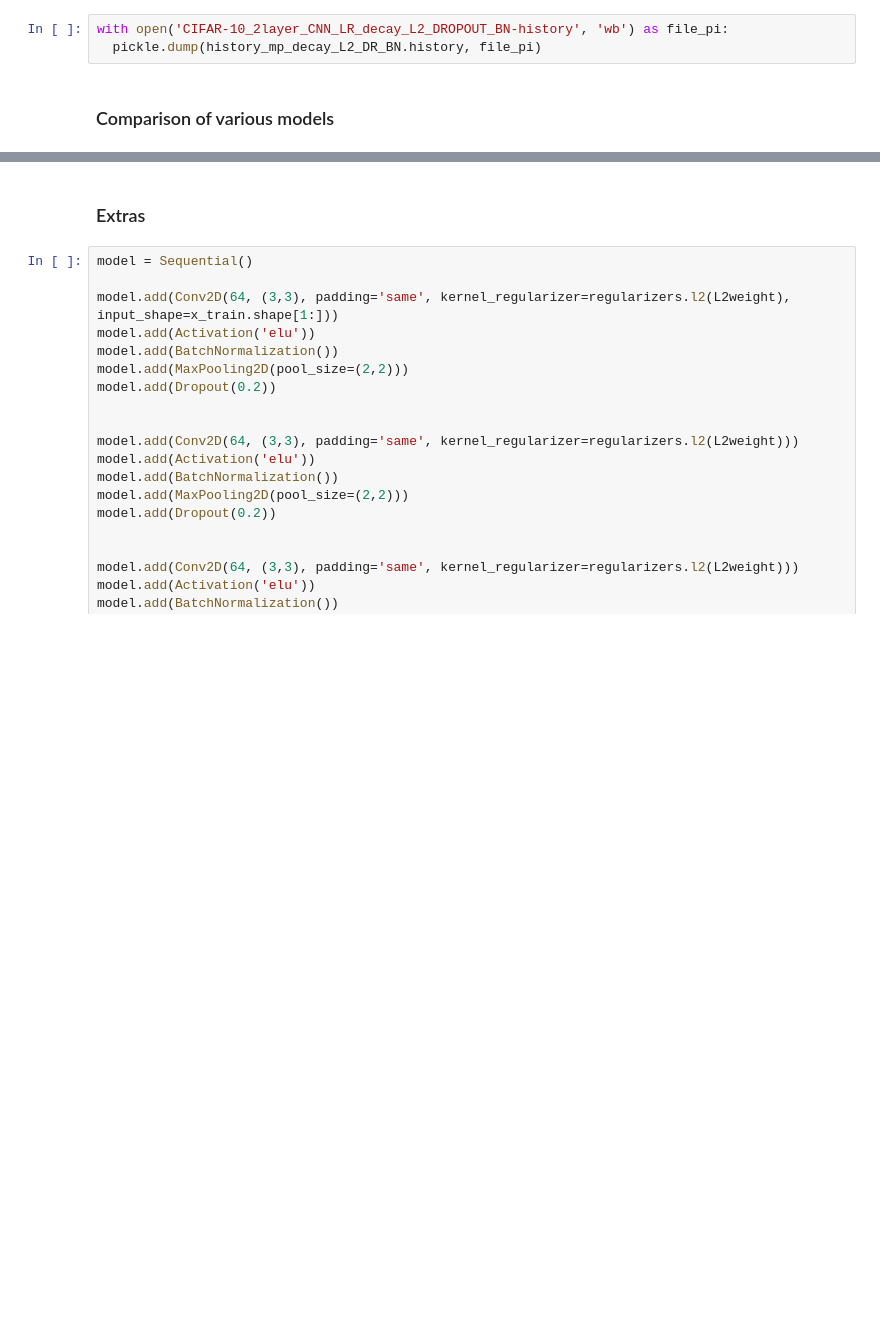
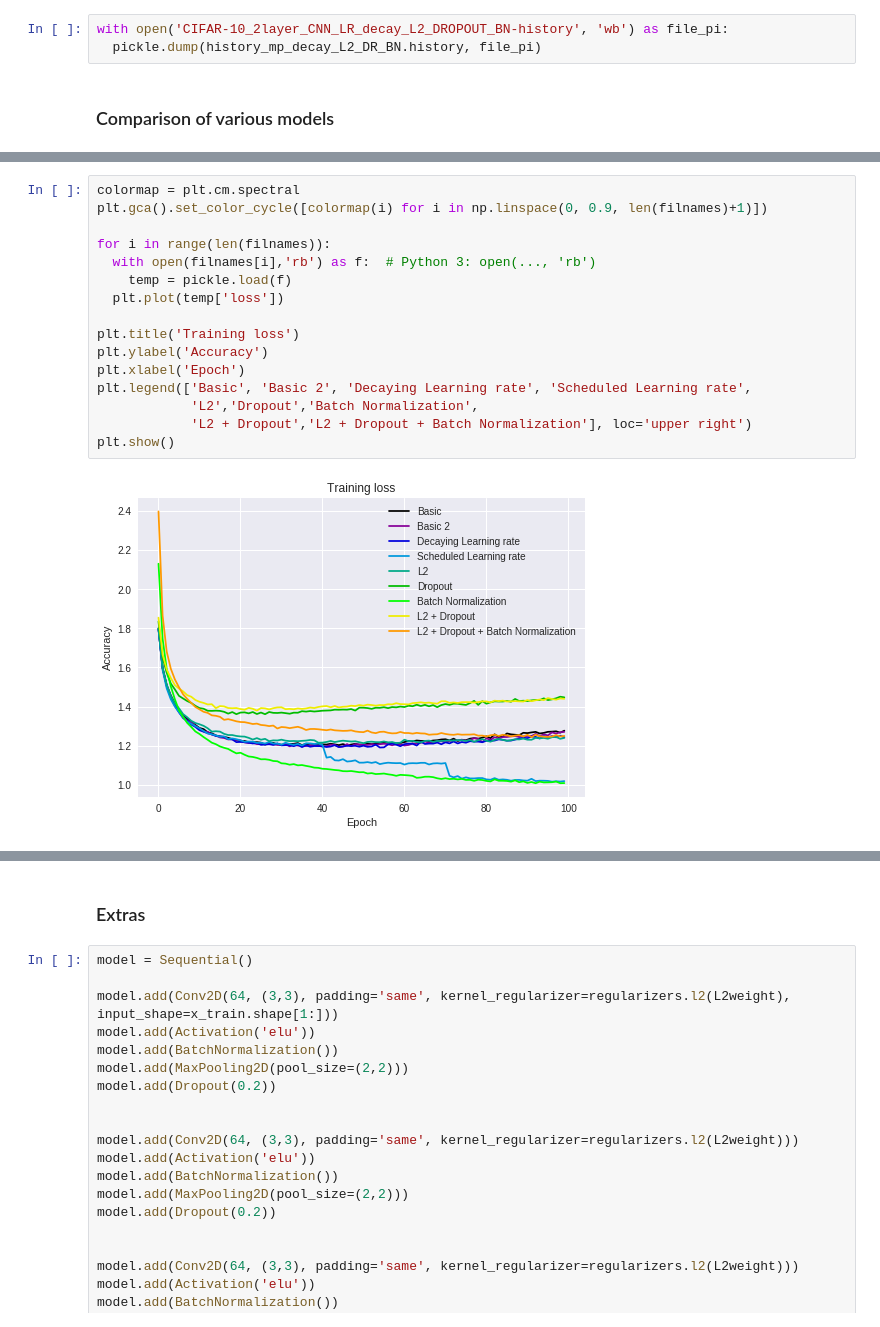
Before and after one commit to param-walia/Tensorflow-usage, a Jupyter notebook: CIFAR_10_CNN_Keras.ipynb, the cells around one changed output, grey strips where cells are left out. Drawn from its saved outputs; the diff is of its cells as text; blank space fills up the shorter version.

```diff
--- a/CIFAR_10_CNN_Keras.ipynb
+++ b/CIFAR_10_CNN_Keras.ipynb
@@ -625 +641,19 @@ plt.show()
+# %%
+colormap = plt.cm.spectral
+plt.gca().set_color_cycle([colormap(i) for i in np.linspace(0, 0.9, len(filnames)+1)])
+
+for i in range(len(filnames)):
+  with open(filnames[i],'rb') as f:  # Python 3: open(..., 'rb')
+    temp = pickle.load(f)
+  plt.plot(temp['loss'])
+
+plt.title('Training loss')
+plt.ylabel('Accuracy')
+plt.xlabel('Epoch')
+plt.legend(['Basic', 'Basic 2', 'Decaying Learning rate', 'Scheduled Learning rate',
+            'L2','Dropout','Batch Normalization',
+            'L2 + Dropout','L2 + Dropout + Batch Normalization'], loc='upper right')
+plt.show()
+# %% [output]
+[figure, added]
 # %%
```
Also changed, not shown: parts of 29 cells of this notebook.
